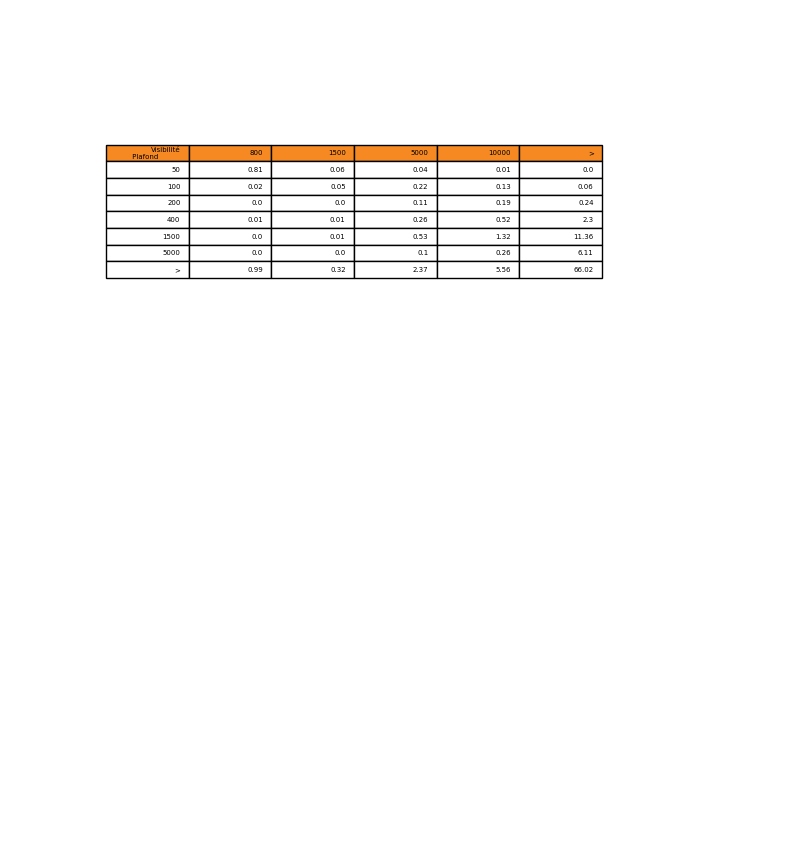
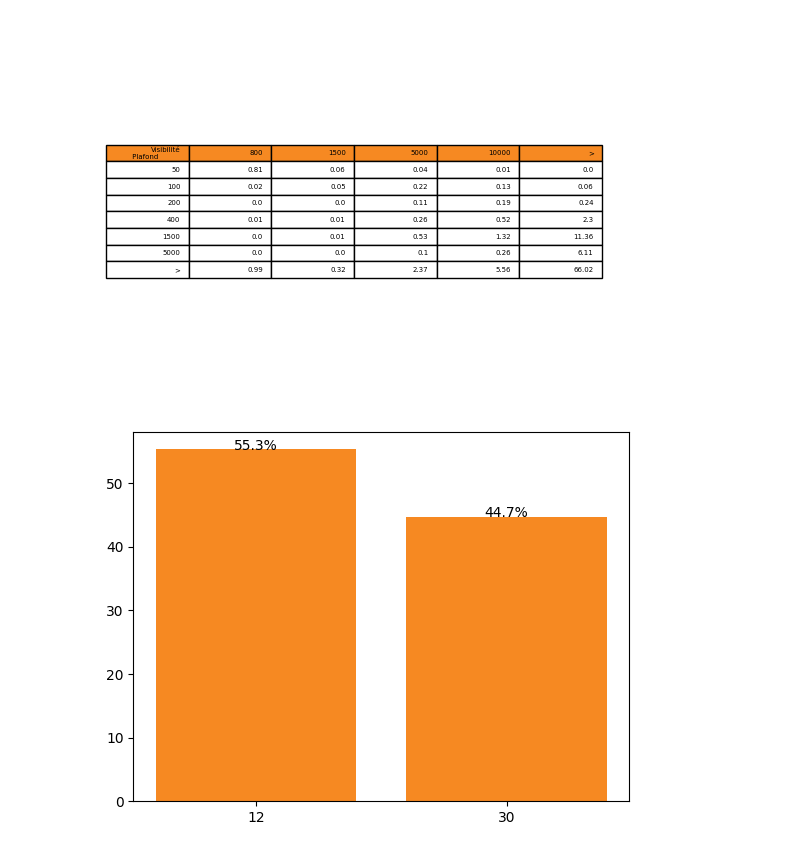
Before and after one commit to leosamuel64/PT_ClimatoAero, a Jupyter notebook: Exemples.ipynb, the cells around one changed output. Cells and saved outputs as stored; diff of their text form; code cells hidden in the pictures; blank space fills up the shorter version.

Commit message:
calcul coeff piste

```diff
--- a/Exemples.ipynb
+++ b/Exemples.ipynb
@@ -65,3 +66,7 @@ trace_donnees_manquantes(data)
 affiche_tc_visi_plafond(data)
 # %% [output]
 [figure]
+# %%
+affiche_coeff_pistes(data,ad,SEUIL_VENT_CALME)
+# %% [output]
+[figure, added]
```
Also changed, not shown: parts of 3 cells of this notebook, 21 other files.
